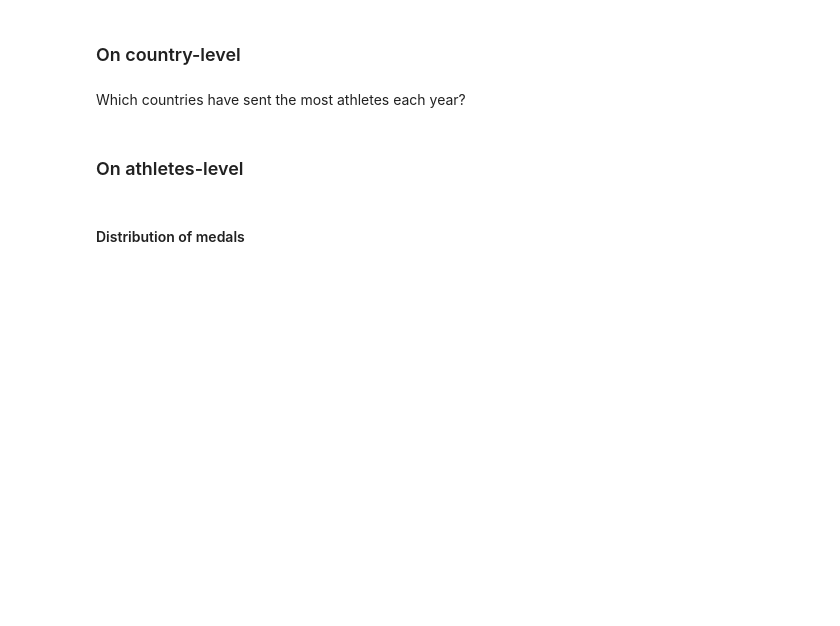
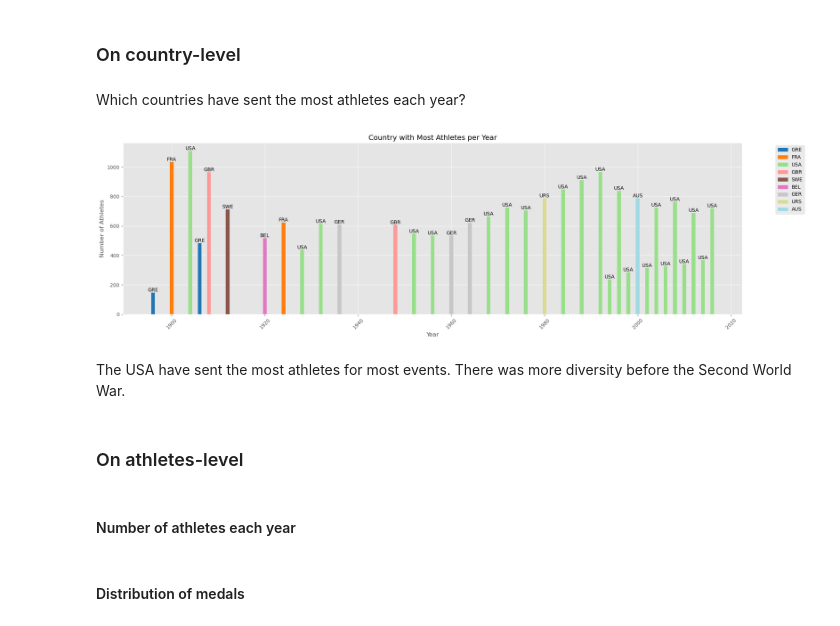
Before and after one commit to njuliann/athlete_events, a Jupyter notebook: tidy_athletes.ipynb, the cells around one changed output. Cells and saved outputs as stored; diff of their text form; code cells hidden in the pictures; blank space fills up the shorter version.

Commit message:
added country-level

```diff
--- a/tidy_athletes.ipynb
+++ b/tidy_athletes.ipynb
@@ -185,2 +183,40 @@ df.
+# %%
+# Group by Year and NOC, count athletes, then get the top country for each year
+top_countries = df.groupby(['Year', 'NOC']).size().reset_index(name='count')
+top_countries = top_countries.loc[top_countries.groupby('Year')['count'].idxmax()]
+
+# Create a color map for unique countries
+unique_countries = top_countries['NOC'].unique()
+colors = plt.cm.get_cmap('tab20')(np.linspace(0, 1, len(unique_countries)))
+color_dict = dict(zip(unique_countries, colors))
+
+# Create the visualization
+plt.figure(figsize=(20,6))
+
+# Plot bars with different colors based on country
+for i, row in top_countries.iterrows():
+    plt.bar(row['Year'], row['count'], color=color_dict[row['NOC']])
+    plt.text(row['Year'], row['count'], row['NOC'],
+             ha='center', va='bottom')
+
+plt.title('Country with Most Athletes per Year')
+plt.xlabel('Year')
+plt.ylabel('Number of Athletes')
+plt.xticks(rotation=45)
+plt.grid(True)
+
+# Add legend
+legend_elements = [plt.Rectangle((0,0),1,1, color=color_dict[country], label=country)
+                  for country in unique_countries]
+plt.legend(handles=legend_elements, bbox_to_anchor=(1.05, 1), loc='upper left')
+
+plt.tight_layout()
+plt.show()
+# %% [output]
+[figure, added]
+# %% [markdown]
+The USA have sent the most athletes for most events. There was more diversity before the Second World War.
 # %% [markdown]
 ### On athletes-level
+# %% [markdown]
+#### Number of athletes each year
```
Also changed, not shown: parts of 2 cells of this notebook.
